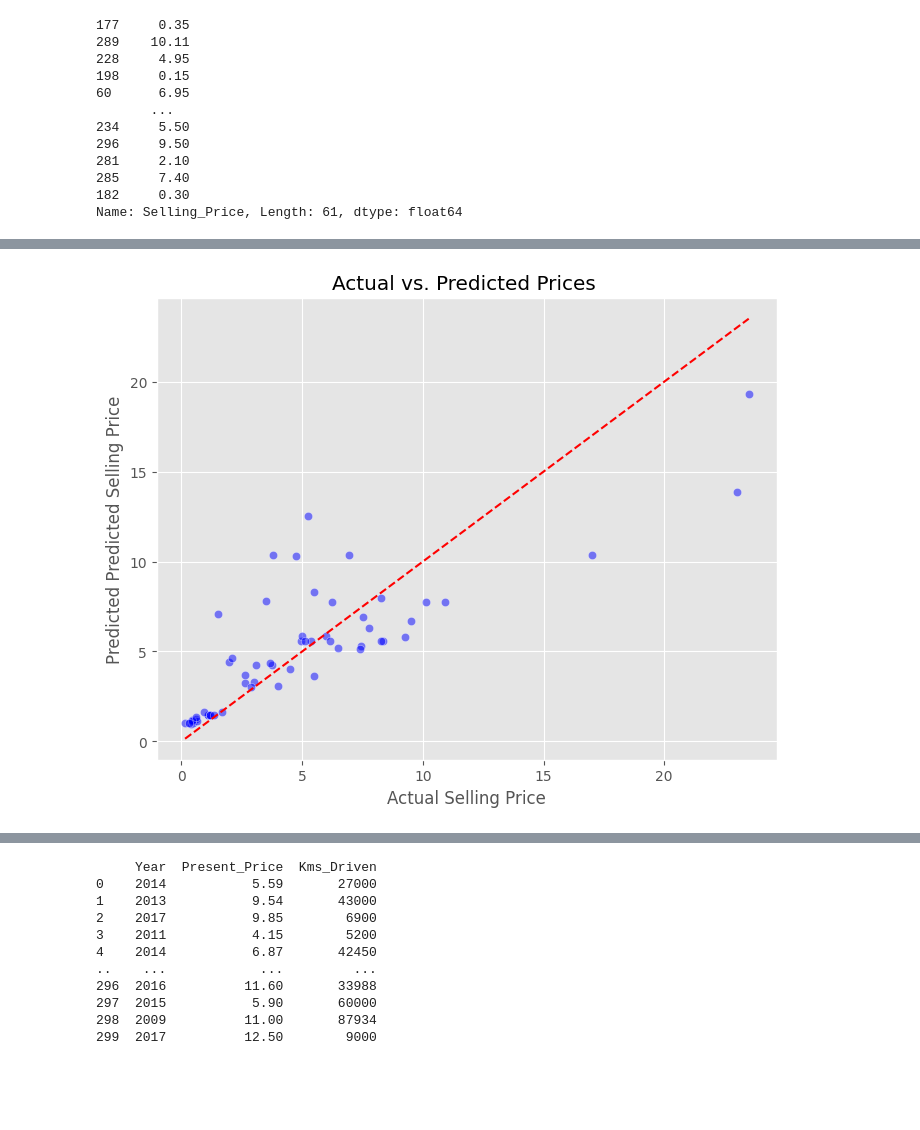
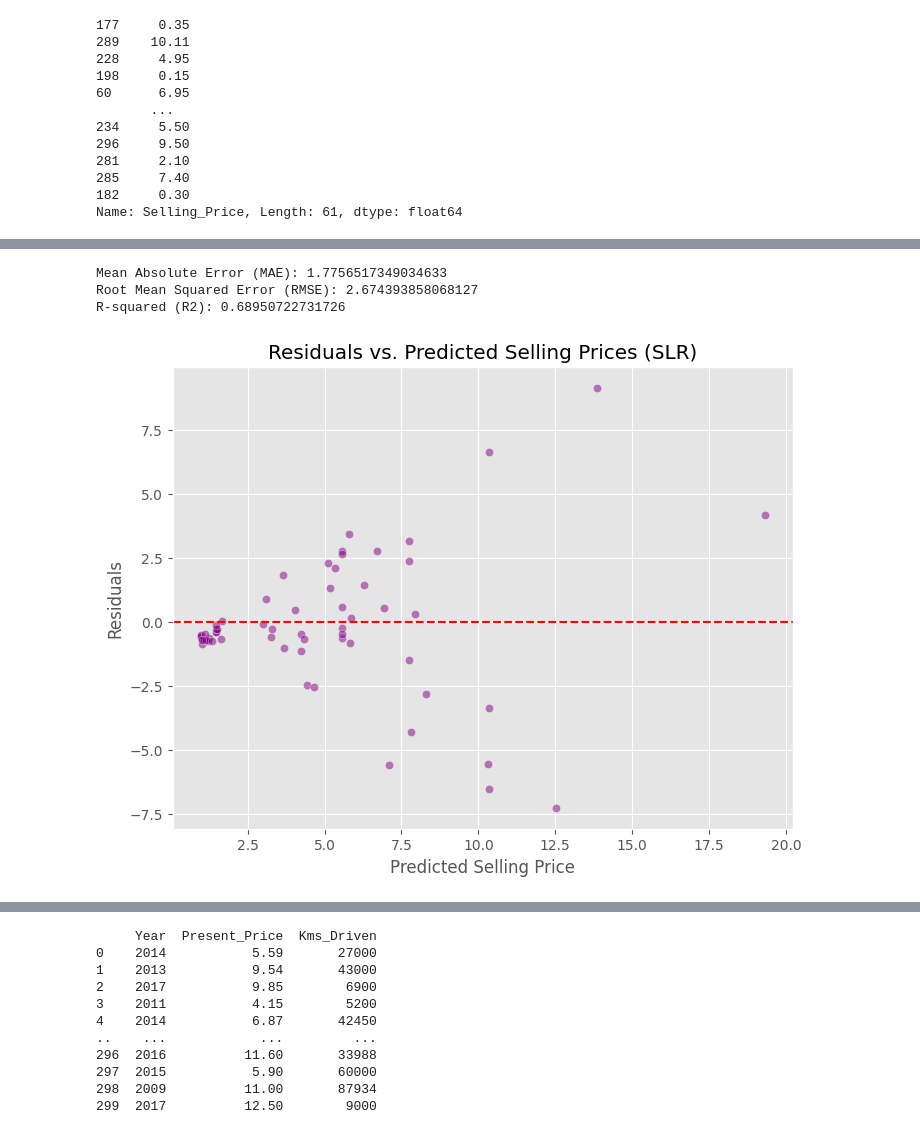
Before and after one commit to Abadi-kfupm/cars_data, a Jupyter notebook: EM502Project.ipynb, the cells around one changed output, grey strips where cells are left out. Cells and saved outputs as stored; diff of their text form; code cells hidden in the pictures; blank space fills up the shorter version.

```diff
--- a/EM502Project.ipynb
+++ b/EM502Project.ipynb
@@ -434,11 +476,31 @@ Name: Selling_Price, Length: 61, dtype: float64
+# %%
+# Evaluating the model
+
+# We compare the predicted selling price with the actual selling price
+#(which are corrosponding outputs to the presnt price test data used)
+# The accuracy of the model is meassured by calculating the error as follows:
+
+mae = mean_absolute_error(outputs_test, Model_Prediction)
+rmse = np.sqrt(mean_squared_error(outputs_test, Model_Prediction))
+r2 = r2_score(outputs_test, Model_Prediction)
+
+print(f"Mean Absolute Error (MAE): {mae}")
+print(f"Root Mean Squared Error (RMSE): {rmse}")
+print(f"R-squared (R2): {r2}")
+# %% [output]
+Mean Absolute Error (MAE): 1.7756517349034633
+Root Mean Squared Error (RMSE): 2.674393858068127
+R-squared (R2): 0.68950722731726
 # %%
-# Visualizing the regression line (Scatter plot of Actual vs. Predicted Prices)
+# Residual Plot
+residuals = outputs_test - Model_Prediction
 plt.figure(figsize=(8, 6))
-sns.scatterplot(x=outputs_test, y= Model_Prediction, color='blue', alpha=0.5)
-plt.plot([outputs_test.min(), outputs_test.max()], [outputs_test.min(), outputs_test.max()], color='red', linestyle='dashed')  # Identity line
-plt.xlabel('Actual Selling Price')
-plt.ylabel('Predicted Predicted Selling Price')
-plt.title('Actual vs. Predicted Prices ')
+sns.scatterplot(x=Model_Prediction, y=residuals, color='purple', alpha=0.5)
+plt.axhline(y=0, color='red', linestyle='--')
+plt.xlabel('Predicted Selling Price')
+plt.ylabel('Residuals')
+plt.title('Residual Plot')
+plt.title('Residuals vs. Predicted Selling Prices (SLR)')
 plt.show()
 # %% [output]
-[figure, old version]
+[figure, new version]
```
Also changed, not shown: parts of 46 cells of this notebook.
